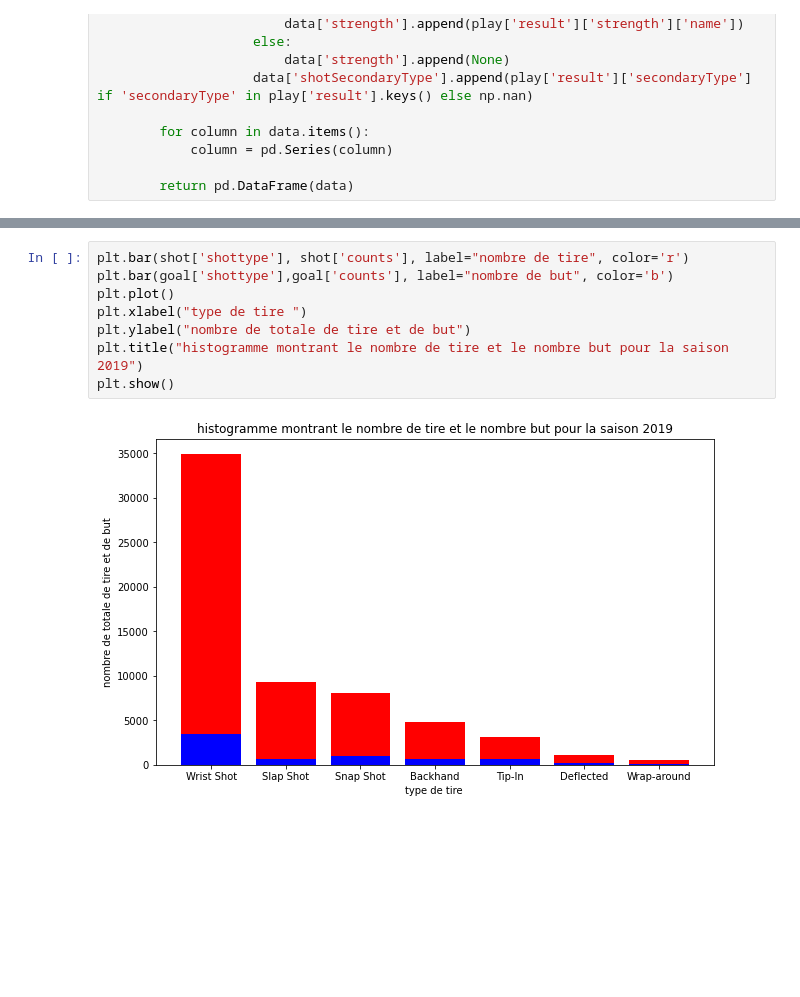
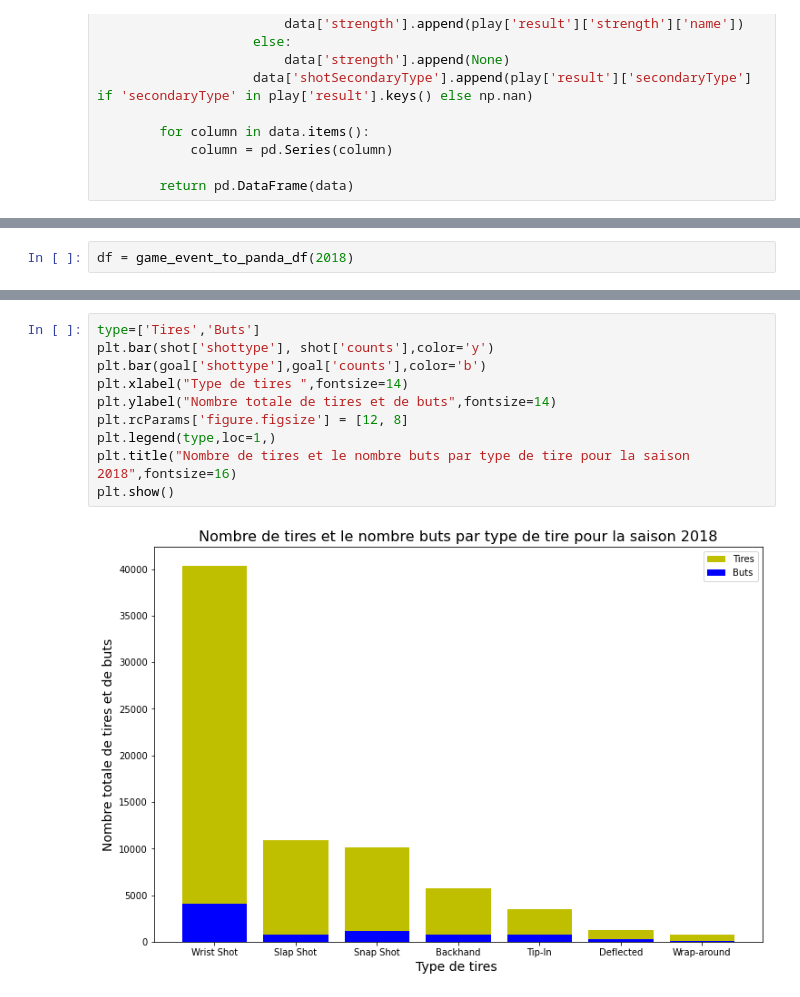
Before and after one commit to RGenkishi/IFT6758_Milestone-1, a Jupyter notebook: question4-5.ipynb, the cells around one changed output, grey strips where cells are left out. Cells and saved outputs as stored; diff of their text form; blank space fills up the shorter version.

```diff
--- a/question4-5.ipynb
+++ b/question4-5.ipynb
@@ -59,0 +58,2 @@ df = game_event_to_panda_df(2019)
+# %%
+df = game_event_to_panda_df(2018)
@@ -75,10 +89,12 @@ shot = df[df['event']=="Shot"]['shotSecondaryType'].value_counts().rename_axis('
 # %%
-plt.bar(shot['shottype'], shot['counts'], label="nombre de tire", color='r')
-plt.bar(goal['shottype'],goal['counts'], label="nombre de but", color='b')
-plt.plot()
-plt.xlabel("type de tire ")
-plt.ylabel("nombre de totale de tire et de but")
-plt.title("histogramme montrant le nombre de tire et le nombre but pour la saison 2019")
+type=['Tires','Buts']
+plt.bar(shot['shottype'], shot['counts'],color='y')
+plt.bar(goal['shottype'],goal['counts'],color='b')
+plt.xlabel("Type de tires ",fontsize=14)
+plt.ylabel("Nombre totale de tires et de buts",fontsize=14)
+plt.rcParams['figure.figsize'] = [12, 8]
+plt.legend(type,loc=1,)
+plt.title("Nombre de tires et le nombre buts par type de tire pour la saison 2018",fontsize=16)
 plt.show()
 # %% [output]
-[figure, old version]
+[figure, new version]
```
Also changed, not shown: parts of 7 cells of this notebook, 11 other files.
